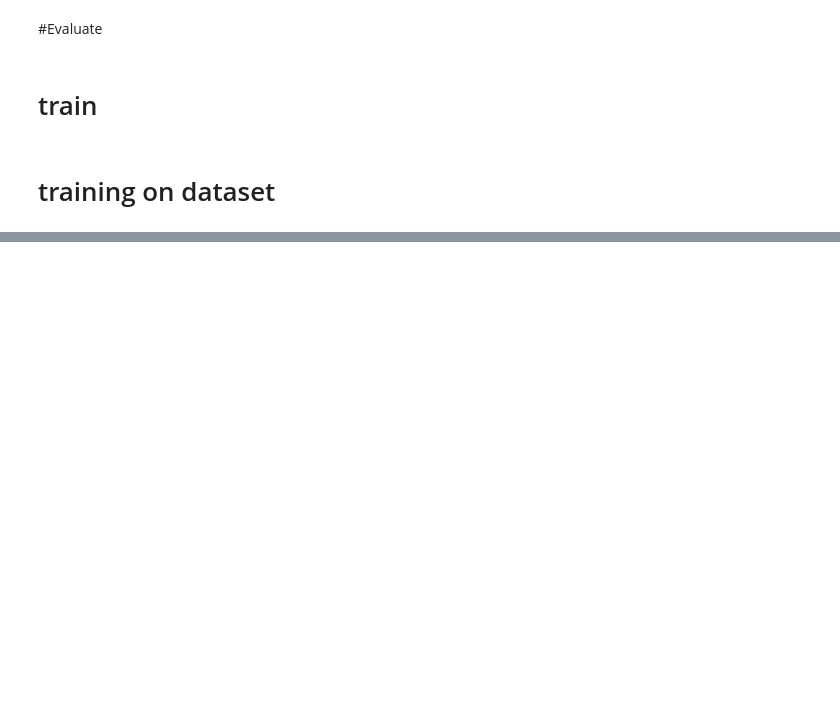
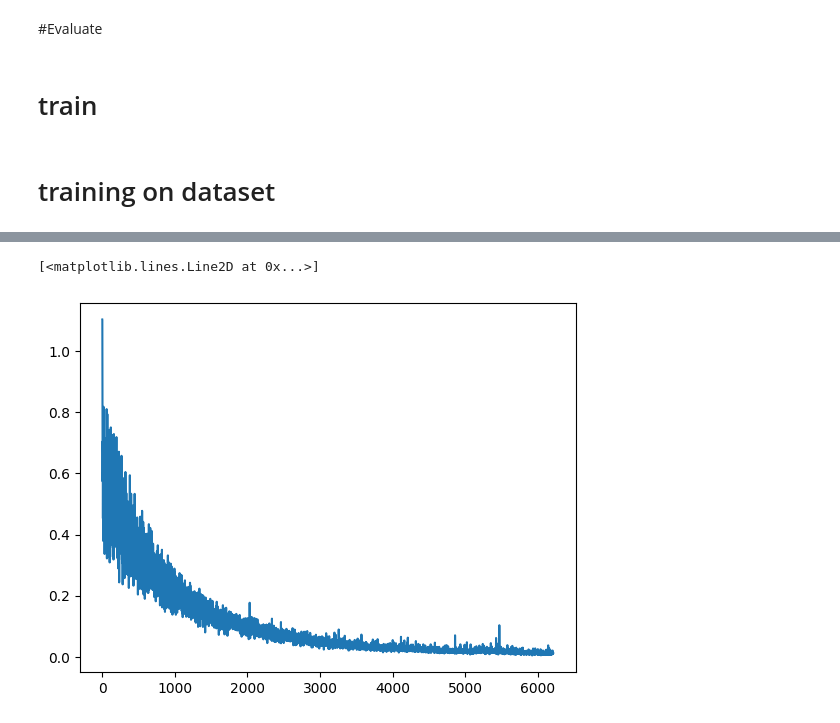
Before and after one commit to Axel0087/NLP2023, a Jupyter notebook: week39 lstm.ipynb, the cells around one changed output, grey strips where cells are left out. Cells and saved outputs as stored; diff of their text form; code cells hidden in the pictures; blank space fills up the shorter version.

```diff
--- a/week39 lstm.ipynb
+++ b/week39 lstm.ipynb
@@ -740,2 +972,7 @@ Test accuracy for Bengali: 0.6287648143217752
+# %%
+  plt.plot(results['Bengali2'][0])
+# %% [output]
+[<matplotlib.lines.Line2D at 0x...>]
+[figure, added]
 # %%
   plt.plot(results['Bengali'][0])
```
Also changed, not shown: parts of 62 cells of this notebook.
